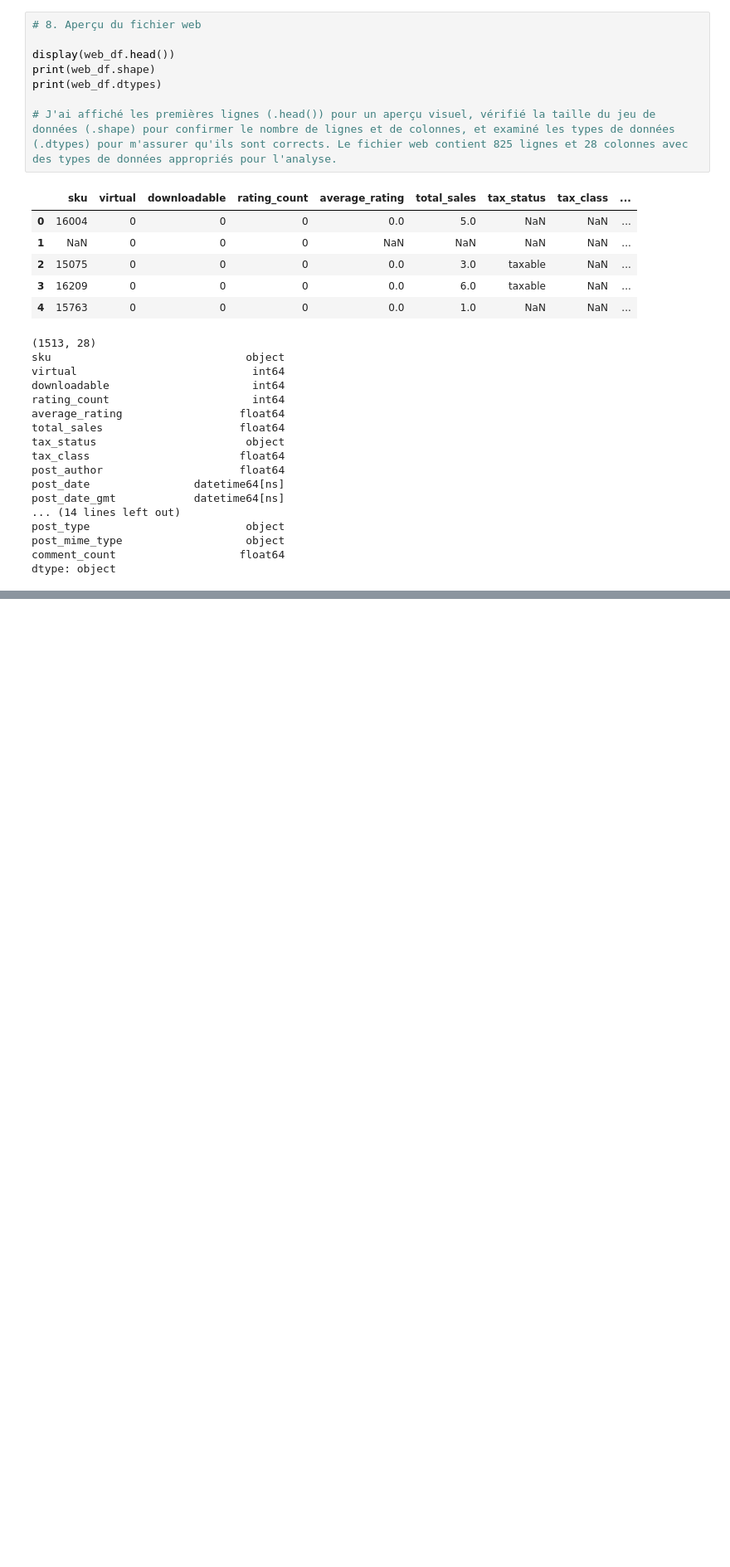
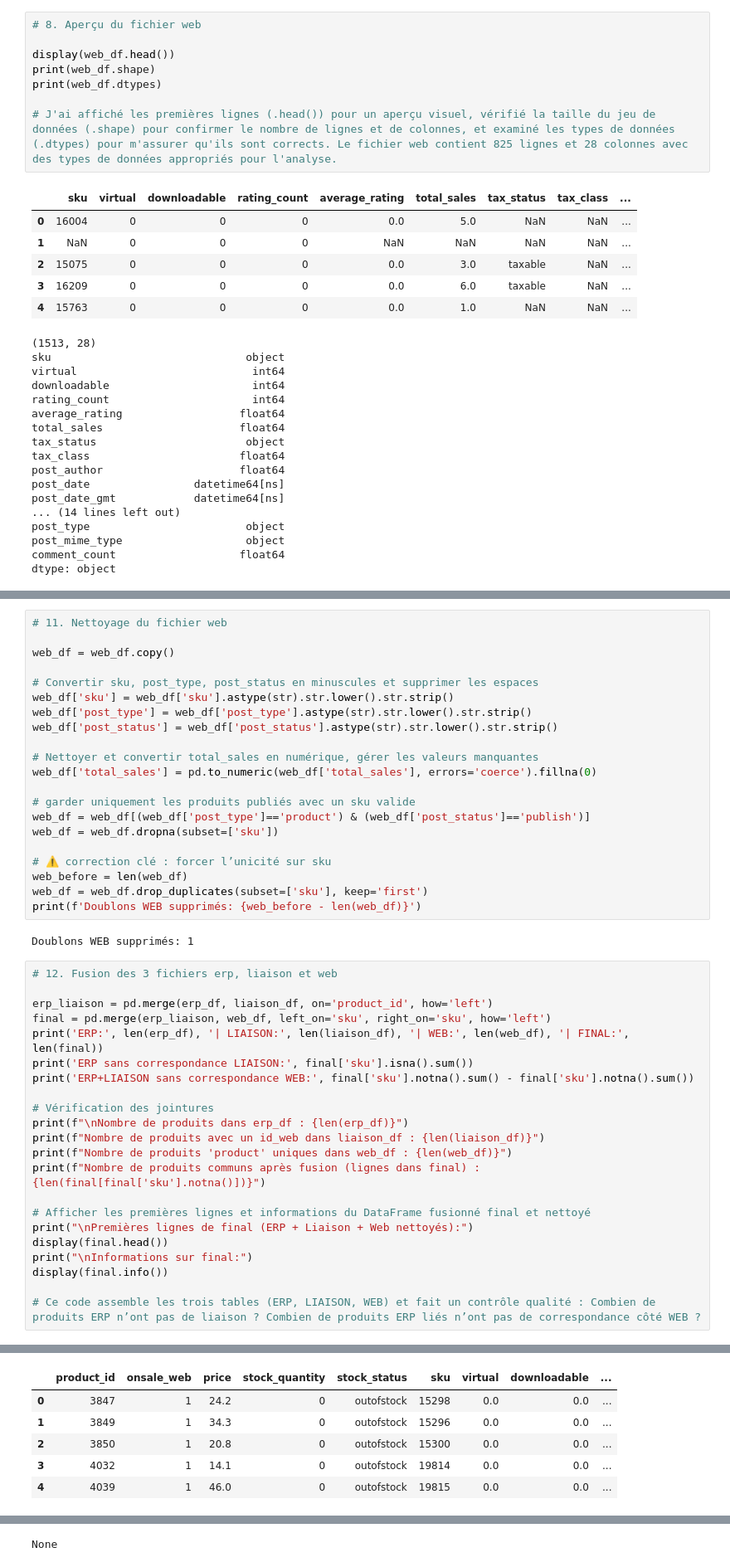
Before and after one commit to SylviaNice/7162856-G-rez-Git-et-GitHub, a Jupyter notebook: Notebook_BottelNeck_final_synchro_fix.ipynb, the cells around one changed output, grey strips where cells are left out. Shown: that part at 83% size. Saved outputs shown, nothing was run; the diff lists cells and outputs as text; blank space fills up the shorter version.

```diff
--- a/Notebook_BottelNeck_final_synchro_fix.ipynb
+++ b/Notebook_BottelNeck_final_synchro_fix.ipynb
@@ -541,0 +198,46 @@ Exemples de produits avec des incohérences de stock:
+# %%
+# 11. Nettoyage du fichier web
+
+web_df = web_df.copy()
+
+# Convertir sku, post_type, post_status en minuscules et supprimer les espaces
+web_df['sku'] = web_df['sku'].astype(str).str.lower().str.strip()
+web_df['post_type'] = web_df['post_type'].astype(str).str.lower().str.strip()
+web_df['post_status'] = web_df['post_status'].astype(str).str.lower().str.strip()
+
+# Nettoyer et convertir total_sales en numérique, gérer les valeurs manquantes
+web_df['total_sales'] = pd.to_numeric(web_df['total_sales'], errors='coerce').fillna(0)
+
+# garder uniquement les produits publiés avec un sku valide
+web_df = web_df[(web_df['post_type']=='product') & (web_df['post_status']=='publish')]
+web_df = web_df.dropna(subset=['sku'])
+
+# ⚠️ correction clé : forcer l’unicité sur sku
+web_before = len(web_df)
+web_df = web_df.drop_duplicates(subset=['sku'], keep='first')
+print(f'Doublons WEB supprimés: {web_before - len(web_df)}')
+# %% [output]
+Doublons WEB supprimés: 1
+# %%
+# 12. Fusion des 3 fichiers erp, liaison et web
+
+erp_liaison = pd.merge(erp_df, liaison_df, on='product_id', how='left')
+final = pd.merge(erp_liaison, web_df, left_on='sku', right_on='sku', how='left')
+print('ERP:', len(erp_df), '| LIAISON:', len(liaison_df), '| WEB:', len(web_df), '| FINAL:', len(final))
+print('ERP sans correspondance LIAISON:', final['sku'].isna().sum())
+print('ERP+LIAISON sans correspondance WEB:', final['sku'].notna().sum() - final['sku'].notna().sum())
+
+# Vérification des jointures
+print(f"\nNombre de produits dans erp_df : {len(erp_df)}")
+print(f"Nombre de produits avec un id_web dans liaison_df : {len(liaison_df)}")
+print(f"Nombre de produits 'product' uniques dans web_df : {len(web_df)}")
+print(f"Nombre de produits communs après fusion (lignes dans final) : {len(final[final['sku'].notna()])}")
+
+# Afficher les premières lignes et informations du DataFrame fusionné final et nettoyé
+print("\nPremières lignes de final (ERP + Liaison + Web nettoyés):")
+display(final.head())
+print("\nInformations sur final:")
+display(final.info())
+
+# Ce code assemble les trois tables (ERP, LIAISON, WEB) et fait un contrôle qualité : Combien de produits ERP n’ont pas de liaison ? Combien de produits ERP liés n’ont pas de correspondance côté WEB ?
+# %% [output]
@@ -541,0 +254,6 @@ Exemples de produits avec des incohérences de stock:
+|  | product_id | onsale_web | price | stock_quantity | stock_status | sku | virtual | downloadable | ... |
+| 0 | 3847 | 1 | 24.2 | 0 | outofstock | 15298 | 0.0 | 0.0 | ... |
+| 1 | 3849 | 1 | 34.3 | 0 | outofstock | 15296 | 0.0 | 0.0 | ... |
+| 2 | 3850 | 1 | 20.8 | 0 | outofstock | 15300 | 0.0 | 0.0 | ... |
+| 3 | 4032 | 1 | 14.1 | 0 | outofstock | 19814 | 0.0 | 0.0 | ... |
+| 4 | 4039 | 1 | 46.0 | 0 | outofstock | 19815 | 0.0 | 0.0 | ... |
@@ -541,0 +277 @@ Exemples de produits avec des incohérences de stock:
+None
```
Also changed, not shown: parts of 38 cells of this notebook.
